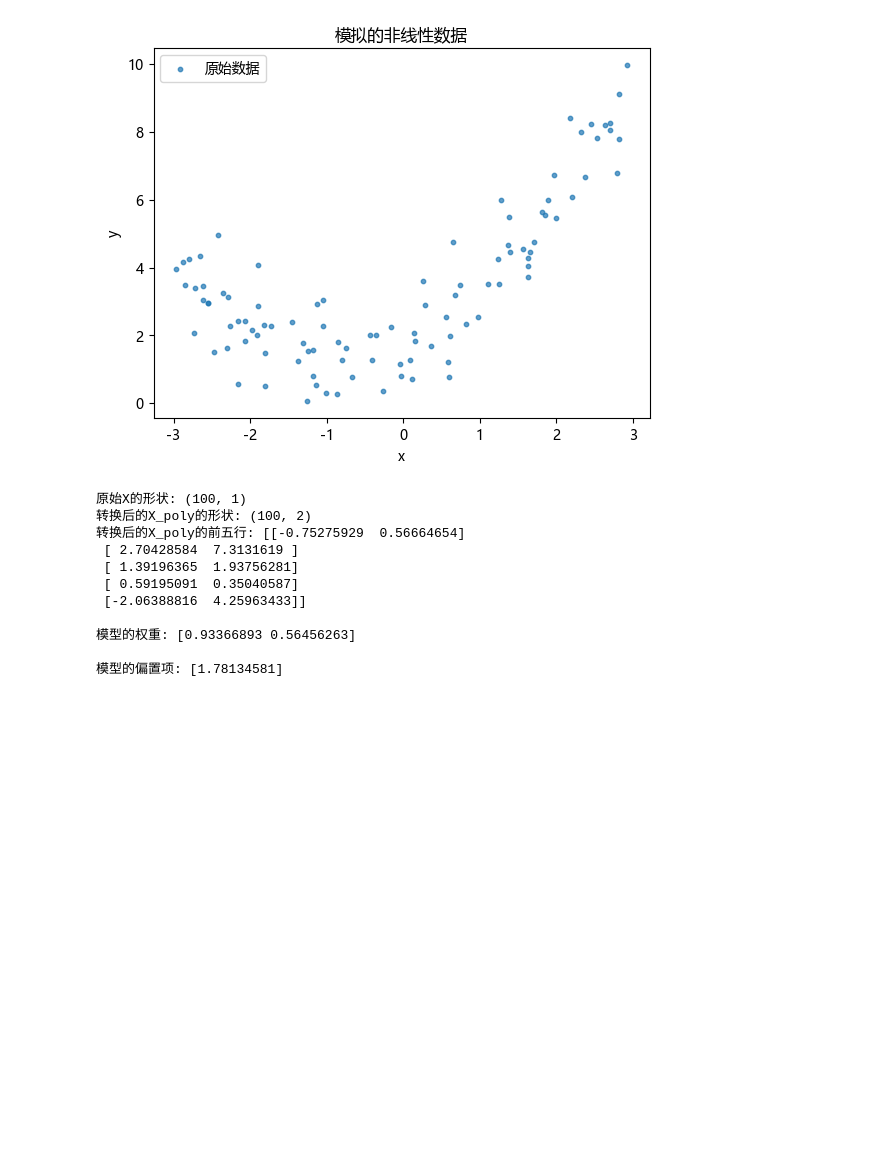
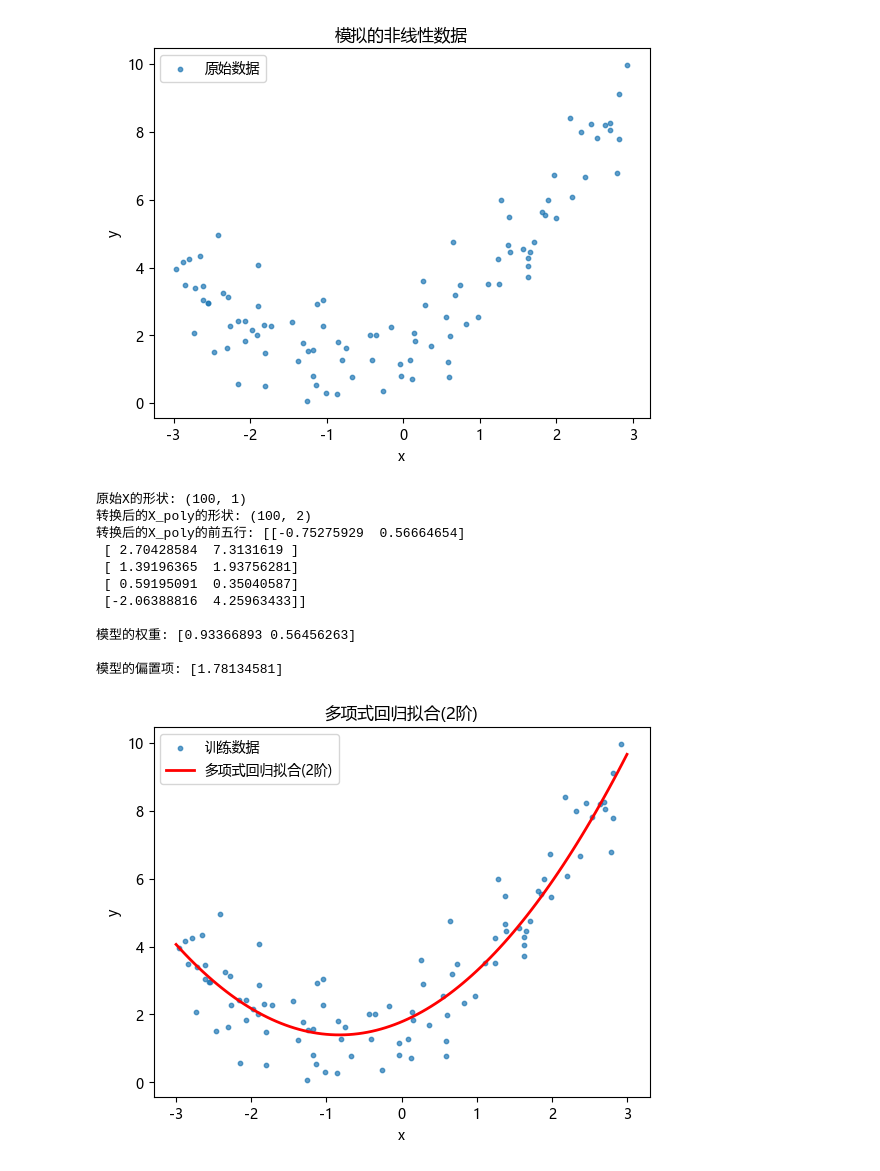
Before and after one commit to jinpeng900/AI-Learning, a Jupyter notebook: 3.机器学习/3.2 监督学习/3.多项式回归.ipynb, the cells around one changed output. Drawn from its saved outputs; the diff is of its cells as text; code cells hidden in the pictures; blank space fills up the shorter version.

```diff
--- a/3.机器学习/3.2 监督学习/3.多项式回归.ipynb
+++ b/3.机器学习/3.2 监督学习/3.多项式回归.ipynb
@@ -88,3 +88,24 @@ print(f"\n模型的偏置项: {lin_reg.intercept_}")
 模型的权重: [0.93366893 0.56456263]
 
 模型的偏置项: [1.78134581]
+# %%
+# 可视化拟合效果
+
+# 为了画出平滑的曲线 , 需要生成一组均匀分布的点
+X_new = np.linspace(-3 , 3 , 100).reshape(100 , 1)
+# 对这组新点进行多项式特征转换
+X_new_poly = poly_features.transform(X_new)
+# 用模型进行预测
+y_new = lin_reg.predict(X_new_poly)
+
+
+# 开始绘图
+plt.scatter(X , y , s = 10 , alpha = 0.7 , label = "训练数据")
+plt.plot(X_new , y_new , 'r-' , linewidth=2 , label = "多项式回归拟合(2阶)")
+plt.xlabel('x')
+plt.ylabel('y')
+plt.title('多项式回归拟合(2阶)')
+plt.legend()
+plt.show()
+# %% [output]
+[figure, added]
```
Also changed, not shown: parts of 5 cells of this notebook, 1 other file.
